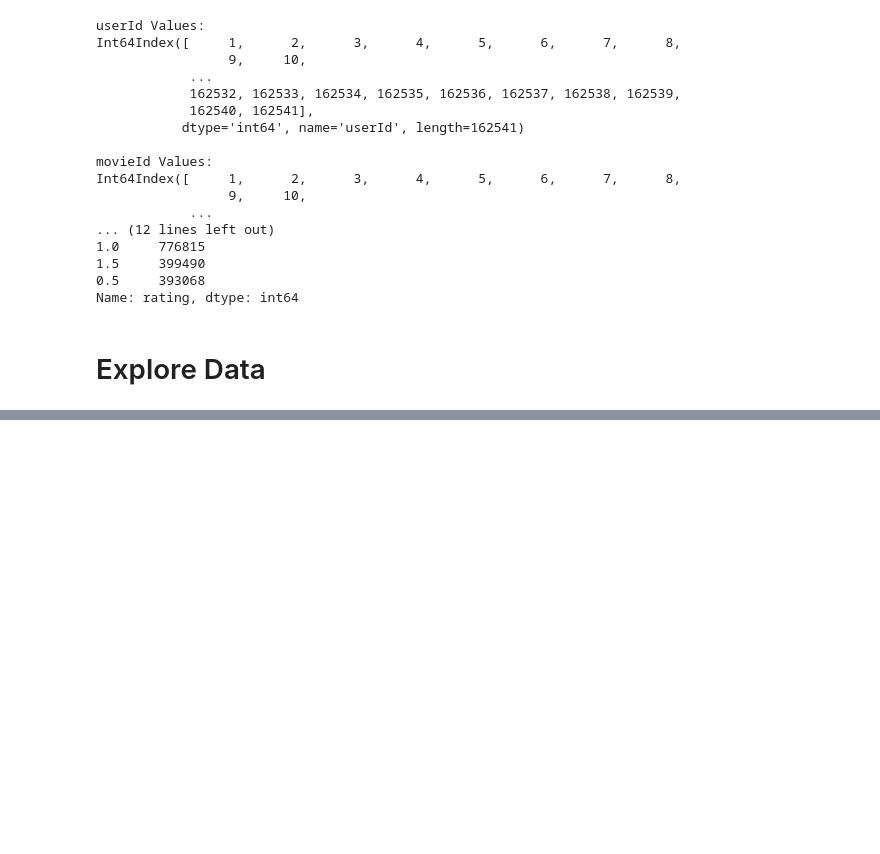
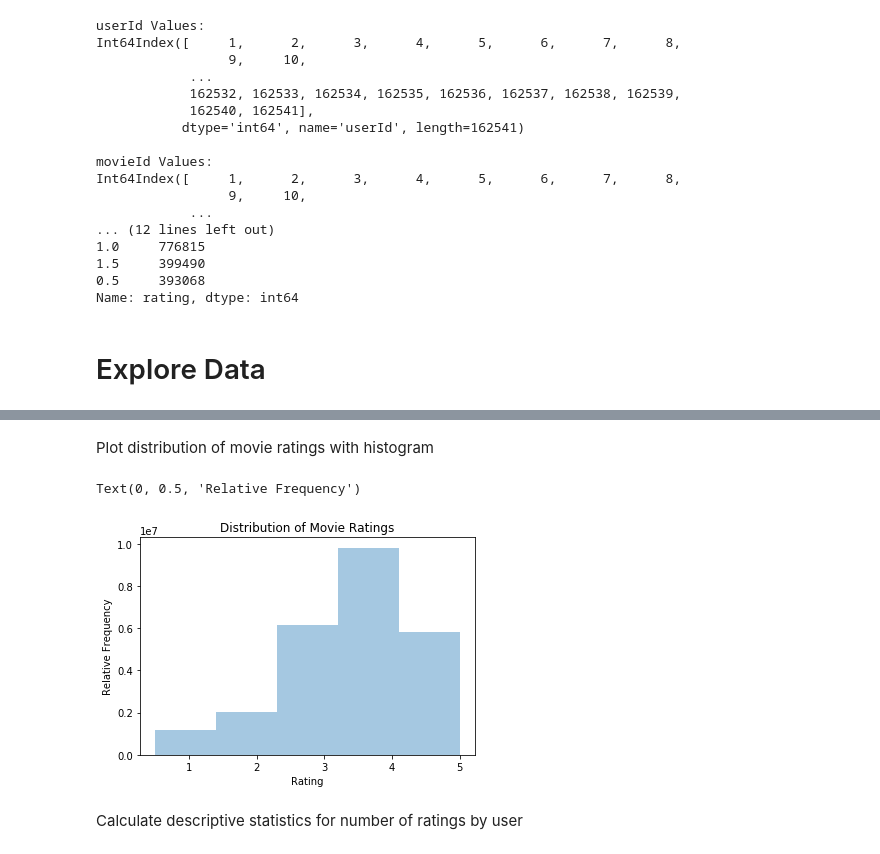
Before and after one commit to blantj/movie_recommendation_system, a Jupyter notebook: Modeling.ipynb, the cells around one changed output, grey strips where cells are left out. Cells and saved outputs as stored; diff of their text form; code cells hidden in the pictures; blank space fills up the shorter version.

```diff
--- a/Modeling.ipynb
+++ b/Modeling.ipynb
@@ -75,0 +103,13 @@ Name: rating, dtype: int64
+# %% [markdown]
+Plot distribution of movie ratings with histogram
+# %%
+fig, ax = plt.subplots()
+sns.distplot(df['rating'], bins=5, kde=False, ax=ax)
+ax.set_title('Distribution of Movie Ratings')
+ax.set_xlabel('Rating')
+ax.set_ylabel('Relative Frequency')
+# %% [output]
+Text(0, 0.5, 'Relative Frequency')
+[figure, added]
+# %% [markdown]
+Calculate descriptive statistics for number of ratings by user
```
Also changed, not shown: parts of 19 cells of this notebook.
